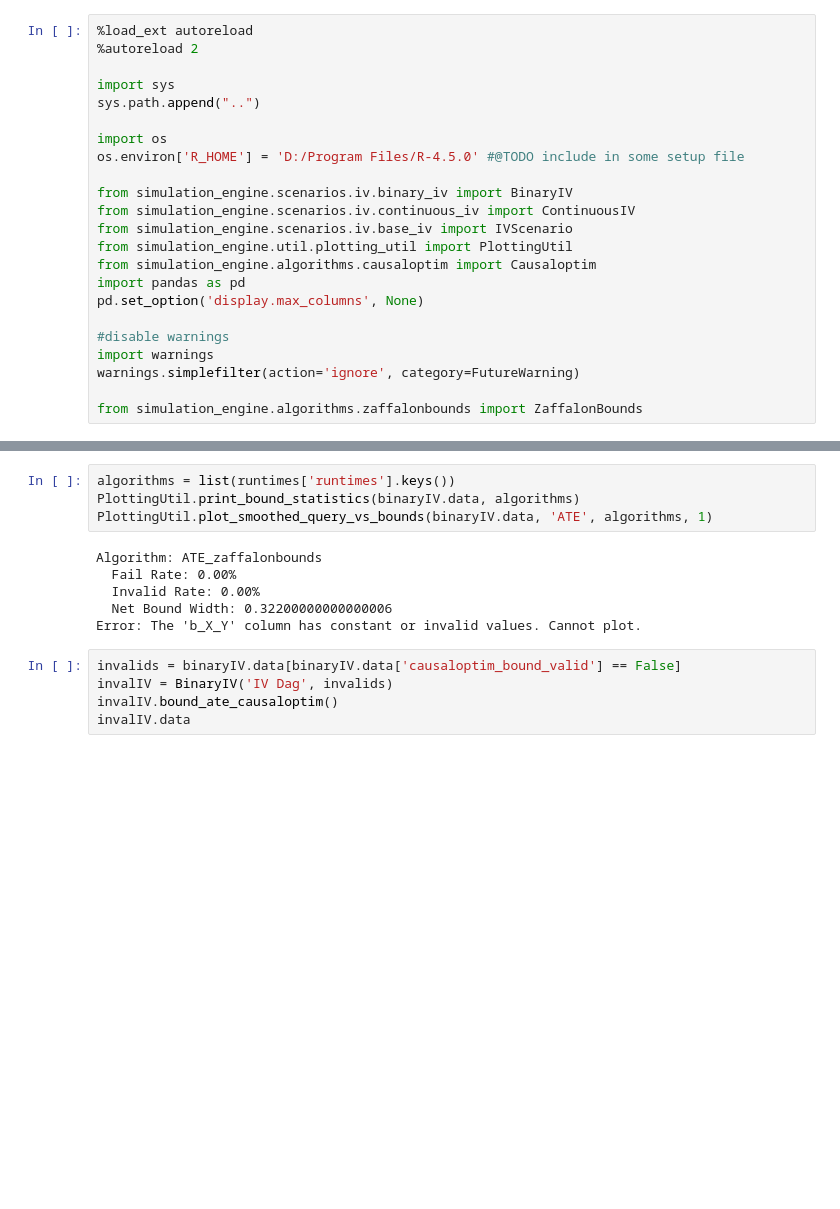
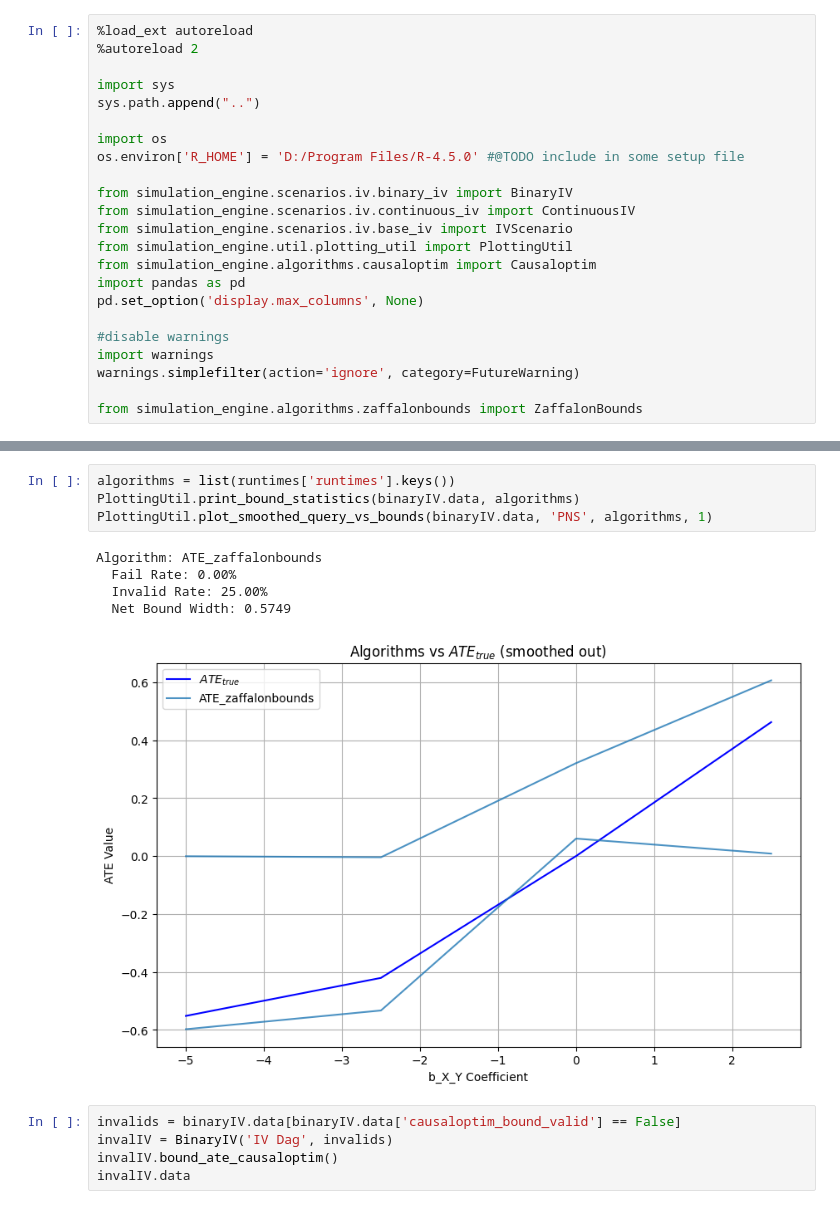
Before and after one commit to tmaringgele/causal-bounds, a Jupyter notebook: simulation_engine/test.ipynb, the cells around one changed output, grey strips where cells are left out. Cells and saved outputs as stored; diff of their text form; blank space fills up the shorter version.

```diff
--- a/simulation_engine/test.ipynb
+++ b/simulation_engine/test.ipynb
@@ -39,13 +50,13 @@ Total runtime: 27.13 seconds.
 # %%
 algorithms = list(runtimes['runtimes'].keys())
 PlottingUtil.print_bound_statistics(binaryIV.data, algorithms)
-PlottingUtil.plot_smoothed_query_vs_bounds(binaryIV.data, 'ATE', algorithms, 1)
+PlottingUtil.plot_smoothed_query_vs_bounds(binaryIV.data, 'PNS', algorithms, 1)
 # %% [output]
 Algorithm: ATE_zaffalonbounds
   Fail Rate: 0.00%
-  Invalid Rate: 0.00%
-  Net Bound Width: 0.32200000000000006
-Error: The 'b_X_Y' column has constant or invalid values. Cannot plot.
+  Invalid Rate: 25.00%
+  Net Bound Width: 0.5749
+[figure, added]
 # %%
 invalids = binaryIV.data[binaryIV.data['causaloptim_bound_valid'] == False]
 invalIV = BinaryIV('IV Dag', invalids)
```
Also changed, not shown: parts of 2 cells of this notebook, 1 other file.
